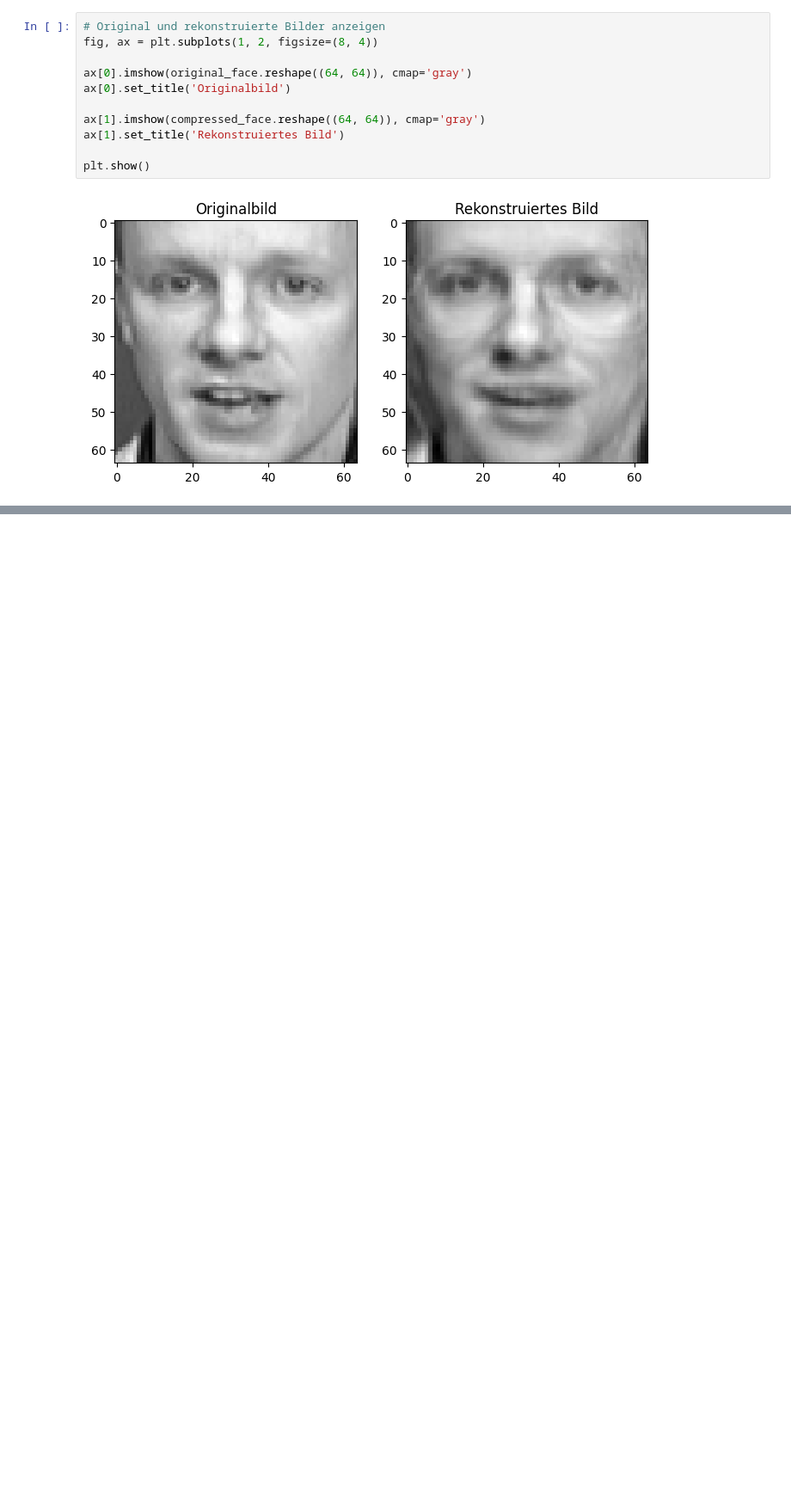
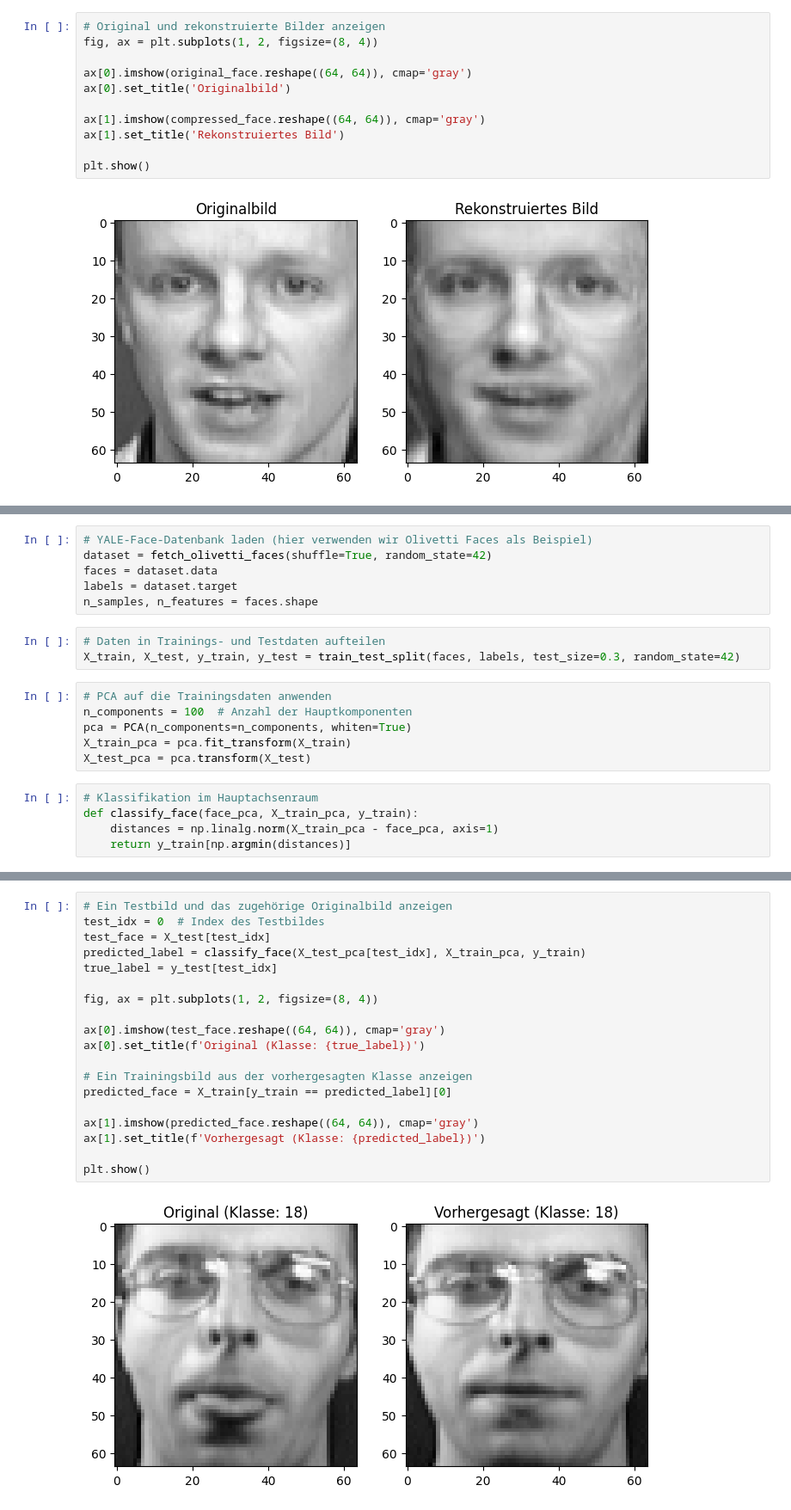
Before and after one commit to domzoric/Numerik_Projekt_4, a Jupyter notebook: Numerik_Projekt_4.ipynb, the cells around one changed output, grey strips where cells are left out. Shown at 86% size. Drawn from its saved outputs; the diff is of its cells as text; blank space fills up the shorter version.

```diff
--- a/Numerik_Projekt_4.ipynb
+++ b/Numerik_Projekt_4.ipynb
@@ -98,0 +120,20 @@ plt.show()
+# %%
+# YALE-Face-Datenbank laden (hier verwenden wir Olivetti Faces als Beispiel)
+dataset = fetch_olivetti_faces(shuffle=True, random_state=42)
+faces = dataset.data
+labels = dataset.target
+n_samples, n_features = faces.shape
+# %%
+# Daten in Trainings- und Testdaten aufteilen
+X_train, X_test, y_train, y_test = train_test_split(faces, labels, test_size=0.3, random_state=42)
+# %%
+# PCA auf die Trainingsdaten anwenden
+n_components = 100  # Anzahl der Hauptkomponenten
+pca = PCA(n_components=n_components, whiten=True)
+X_train_pca = pca.fit_transform(X_train)
+X_test_pca = pca.transform(X_test)
+# %%
+# Klassifikation im Hauptachsenraum
+def classify_face(face_pca, X_train_pca, y_train):
+    distances = np.linalg.norm(X_train_pca - face_pca, axis=1)
+    return y_train[np.argmin(distances)]
@@ -98,0 +148,21 @@ plt.show()
+# %%
+# Ein Testbild und das zugehörige Originalbild anzeigen
+test_idx = 0  # Index des Testbildes
+test_face = X_test[test_idx]
+predicted_label = classify_face(X_test_pca[test_idx], X_train_pca, y_train)
+true_label = y_test[test_idx]
+
+fig, ax = plt.subplots(1, 2, figsize=(8, 4))
+
+ax[0].imshow(test_face.reshape((64, 64)), cmap='gray')
+ax[0].set_title(f'Original (Klasse: {true_label})')
+
+# Ein Trainingsbild aus der vorhergesagten Klasse anzeigen
+predicted_face = X_train[y_train == predicted_label][0]
+
+ax[1].imshow(predicted_face.reshape((64, 64)), cmap='gray')
+ax[1].set_title(f'Vorhergesagt (Klasse: {predicted_label})')
+
+plt.show()
+# %% [output]
+[figure, added]
```
Also changed, not shown: parts of 5 cells of this notebook.
